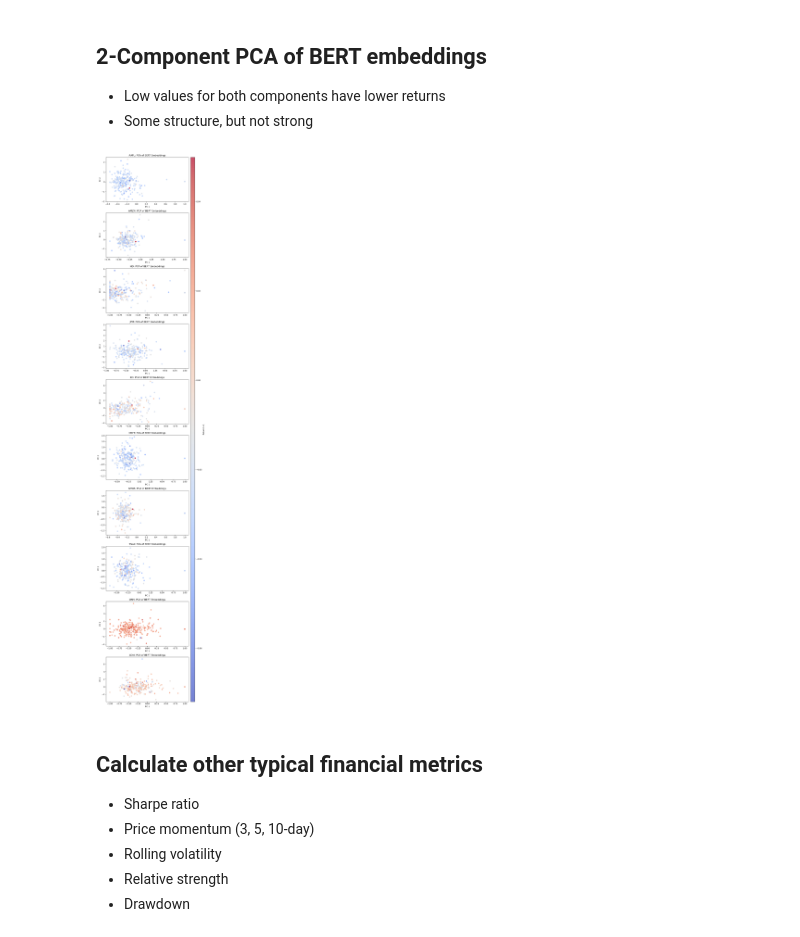
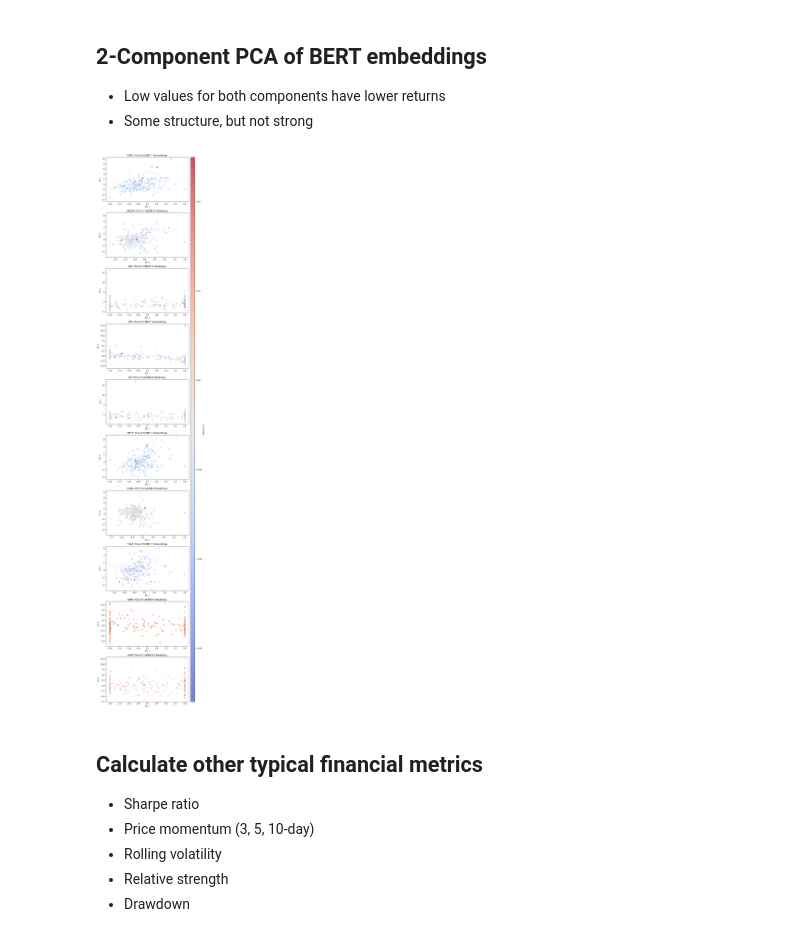
Before and after one commit to asacco-97/multimodal-stock-ranking, a Jupyter notebook: notebooks/eda.ipynb, the cells around one changed output. Cells and saved outputs as stored; diff of their text form; code cells hidden in the pictures.

```diff
--- a/notebooks/eda.ipynb
+++ b/notebooks/eda.ipynb
@@ -213,7 +213,7 @@ plt.axhline(0, linestyle="--", color="red")
 - Low values for both components have lower returns
 - Some structure, but not strong
 # %%
-bert_cols = [col for col in df.columns if col.startswith("bert_")]
+bert_cols = [col for col in df.columns if col.startswith("finbert_")]
 tickers = df["ticker"].unique()
 n_tickers = len(tickers)
 
@@ -221,36 +221,36 @@ n_tickers = len(tickers)
 fig = plt.figure(figsize=(8, 4 * n_tickers))
 gs = gridspec.GridSpec(n_tickers, 2, width_ratios=[20, 1])  # last column for colorbar
 
 scatter_refs = []
 
 for i, ticker in enumerate(tickers):
     df_t = df[df["ticker"] == ticker]
     if len(df_t) < 10:
         continue
 
     X = df_t[bert_cols]
     y = df_t["return_t+1"]
 
     pca = PCA(n_components=2)
     pca_result = pca.fit_transform(X)
 
     ax = fig.add_subplot(gs[i, 0])
-    scatter = ax.scatter(pca_result[:, 0].clip(-1, 1), pca_result[:, 1], c=y, cmap="coolwarm", alpha=0.7)
-    ax.set_title(f"{ticker}: PCA of BERT Embeddings")
+    scatter = ax.scatter(pca_result[:, 0].clip(-2, 2), pca_result[:, 1], c=y, cmap="coolwarm", alpha=0.7)
+    ax.set_title(f"{ticker}: PCA of FinBERT Embeddings")
     ax.set_xlabel("PC 1")
     ax.set_ylabel("PC 2")
 
     scatter_refs.append(scatter)
 
 # Add a single colorbar on the right
 cbar_ax = fig.add_subplot(gs[:, 1])
 cbar = fig.colorbar(scatter_refs[-1], cax=cbar_ax)
 cbar.set_label("Return t+1")
 
 plt.tight_layout()
 plt.show()
 # %% [output]
-[figure, old version]
+[figure, new version]
 # %% [markdown]
 ## Calculate other typical financial metrics
 - Sharpe ratio
```
Also changed, not shown: 4 other files.
